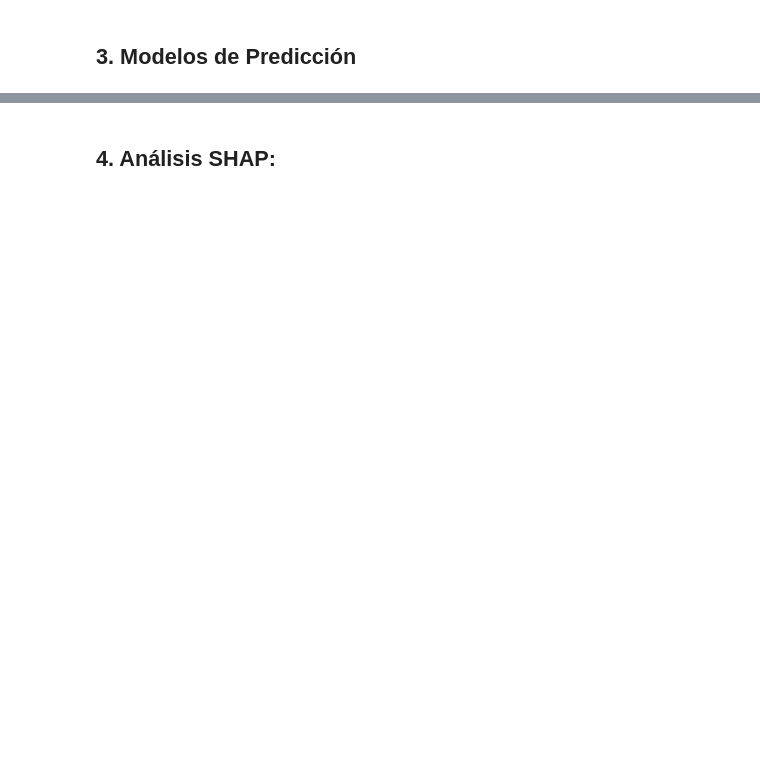
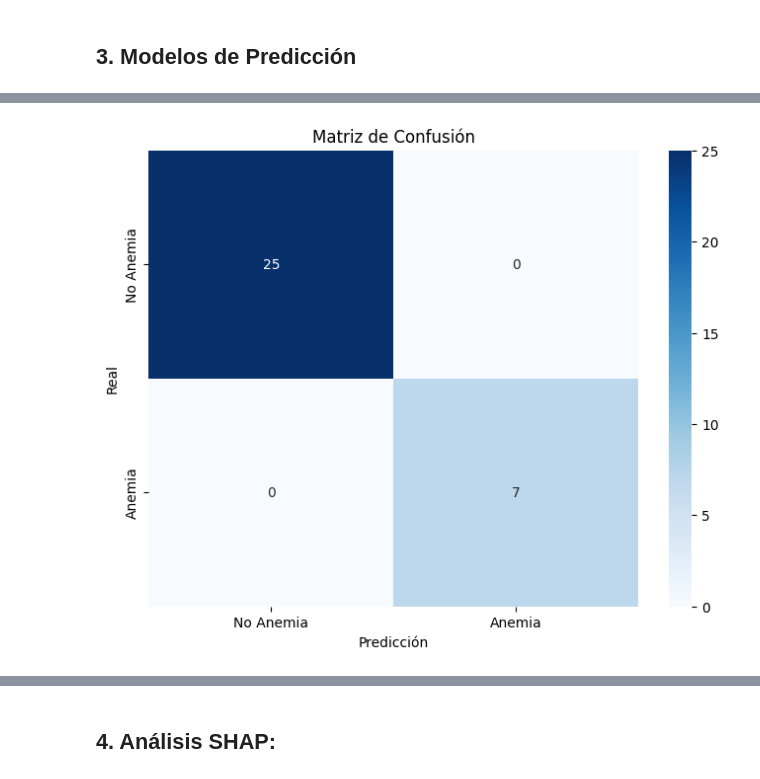
Before and after one commit to IPablo271/Proyecto-ResponsibleIA, a Jupyter notebook: Proyecto_1_RIA.ipynb, the cells around one changed output, grey strips where cells are left out. Cells and saved outputs as stored; diff of their text form; code cells hidden in the pictures; blank space fills up the shorter version.

```diff
--- a/Proyecto_1_RIA.ipynb
+++ b/Proyecto_1_RIA.ipynb
@@ -194,2 +236,15 @@ Podemos ver que los datos si son coherentres ya que la hemoglobina es baja en la
 # %% [markdown]
 ## 3. Modelos de Predicción
+# %%
+# Supongamos que df es tu DataFrame y 'Anaemic' es la columna objetivo
+X = df.drop(columns='Anaemic')  # Características
+y = df['Anaemic']               # Etiqueta
+
+# Dividir en conjunto de entrenamiento y prueba
+X_train, X_test, y_train, y_test = train_test_split(X, y, test_size=0.3, random_state=42)
+# %%
+# Crear el modelo XGBoost
+model = xgb.XGBClassifier()
+
+# Entrenar el modelo
+model.fit(X_train, y_train)
@@ -195,0 +263,18 @@ Podemos ver que los datos si son coherentres ya que la hemoglobina es baja en la
+# %%
+
+# Realizar predicciones
+y_pred = model.predict(X_test)
+
+# Crear la matriz de confusión
+conf_matrix = confusion_matrix(y_test, y_pred)
+
+# Crear el gráfico
+plt.figure(figsize=(8, 6))
+sns.heatmap(conf_matrix, annot=True, fmt='d', cmap='Blues',
+            xticklabels=['No Anemia', 'Anemia'], yticklabels=['No Anemia', 'Anemia'])
+plt.title('Matriz de Confusión')
+plt.xlabel('Predicción')
+plt.ylabel('Real')
+plt.show()
+# %% [output]
+[figure, added]
```
Also changed, not shown: parts of 17 cells of this notebook, 1 other file.
